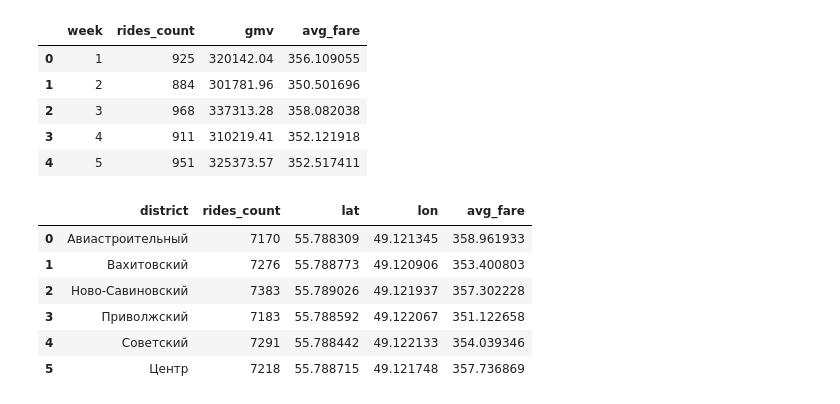
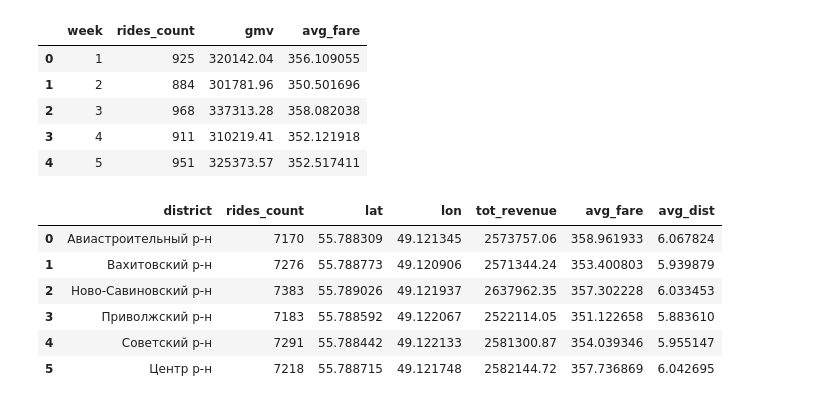
Before and after one commit to galinamaratovna2-ops/RideTech, a Jupyter notebook: RideTech_3.ipynb, the cells around one changed output. Cells and saved outputs as stored; diff of their text form; code cells hidden in the pictures.

```diff
--- a/RideTech_3.ipynb
+++ b/RideTech_3.ipynb
@@ -112,29 +113,33 @@ rides_time_series_week.head()
 import re
 # %%
 def extract_district(address):
-    match = re.search (r'Казань,\s+(.+)\s*р-н', address)
-    if match:
-        return match.group(1).strip()
-    return 'Unknown'
+    match = re.search (r'^\w+,\s*(.+)\s*,\s*ул.|улица', address)
+    if pd.isna(address):
+        return 'Unknown'
+    else:
+        if match:
+            return match.group(1).strip()
+        return 'Unknown'
 # %%
 rides['district_name'] = rides['pickup_address'].apply(extract_district)
 # %%
 geo_heatmap = rides[rides['status'] == 'completed'].groupby('district_name').agg({
 'ride_id': 'count',
 'pickup_lat': 'mean',
 'pickup_lon': 'mean',
-'fare_amount': 'mean'
+'fare_amount': ['sum', 'mean'],
+'distance_km' : 'mean'
 }).reset_index()
-geo_heatmap.columns = ['district', 'rides_count', 'lat', 'lon', 'avg_fare']
+geo_heatmap.columns = ['district', 'rides_count', 'lat', 'lon', 'tot_revenue', 'avg_fare', 'avg_dist']
 geo_heatmap
 # %% [output]
-|  | district | rides_count | lat | lon | avg_fare |
-| 0 | Авиастроительный | 7170 | 55.788309 | 49.121345 | 358.961933 |
-| 1 | Вахитовский | 7276 | 55.788773 | 49.120906 | 353.400803 |
-| 2 | Ново-Савиновский | 7383 | 55.789026 | 49.121937 | 357.302228 |
-| 3 | Приволжский | 7183 | 55.788592 | 49.122067 | 351.122658 |
-| 4 | Советский | 7291 | 55.788442 | 49.122133 | 354.039346 |
-| 5 | Центр | 7218 | 55.788715 | 49.121748 | 357.736869 |
+|  | district | rides_count | lat | lon | tot_revenue | avg_fare | avg_dist |
+| 0 | Авиастроительный р-н | 7170 | 55.788309 | 49.121345 | 2573757.06 | 358.961933 | 6.067824 |
+| 1 | Вахитовский р-н | 7276 | 55.788773 | 49.120906 | 2571344.24 | 353.400803 | 5.939879 |
+| 2 | Ново-Савиновский р-н | 7383 | 55.789026 | 49.121937 | 2637962.35 | 357.302228 | 6.033453 |
+| 3 | Приволжский р-н | 7183 | 55.788592 | 49.122067 | 2522114.05 | 351.122658 | 5.883610 |
+| 4 | Советский р-н | 7291 | 55.788442 | 49.122133 | 2581300.87 | 354.039346 | 5.955147 |
+| 5 | Центр р-н | 7218 | 55.788715 | 49.121748 | 2582144.72 | 357.736869 | 6.042695 |
 # %%
 # Соединение данных
 union_data = rides.merge(drivers, on = 'driver_id')\
```
Also changed, not shown: parts of 2 cells of this notebook.
